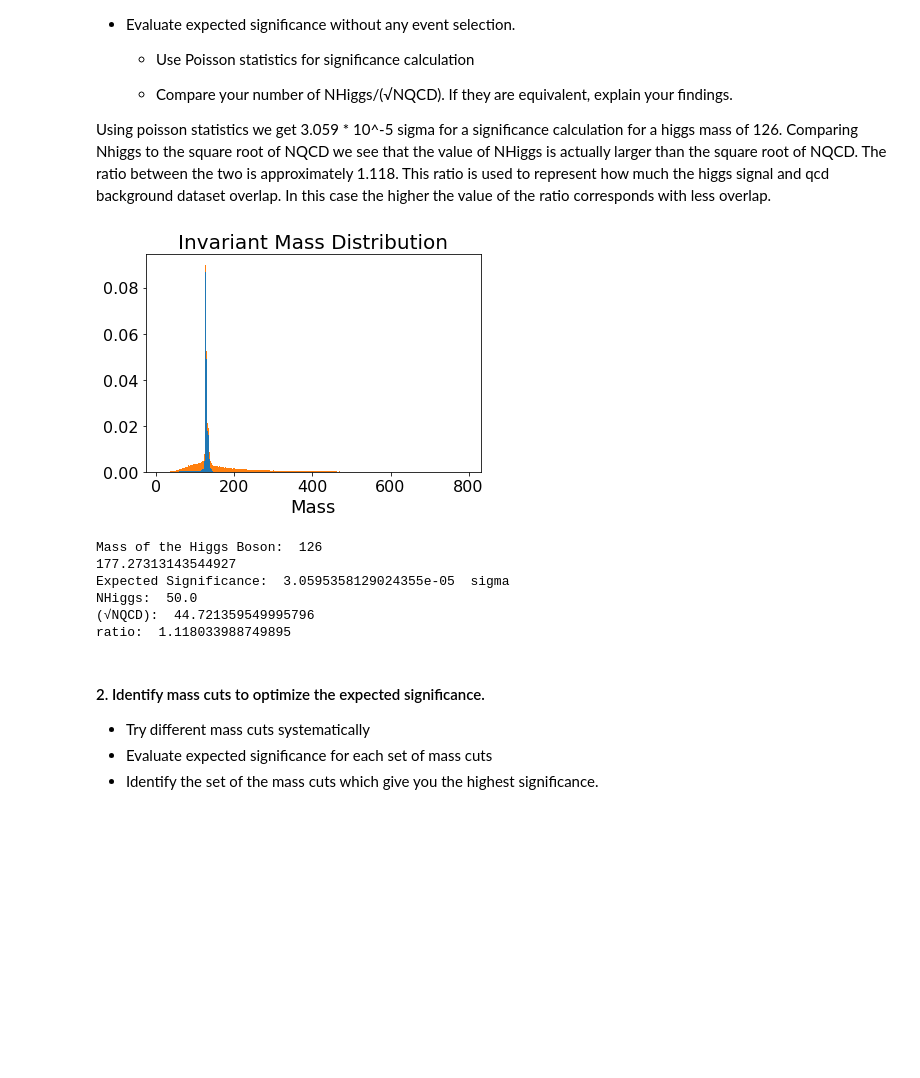
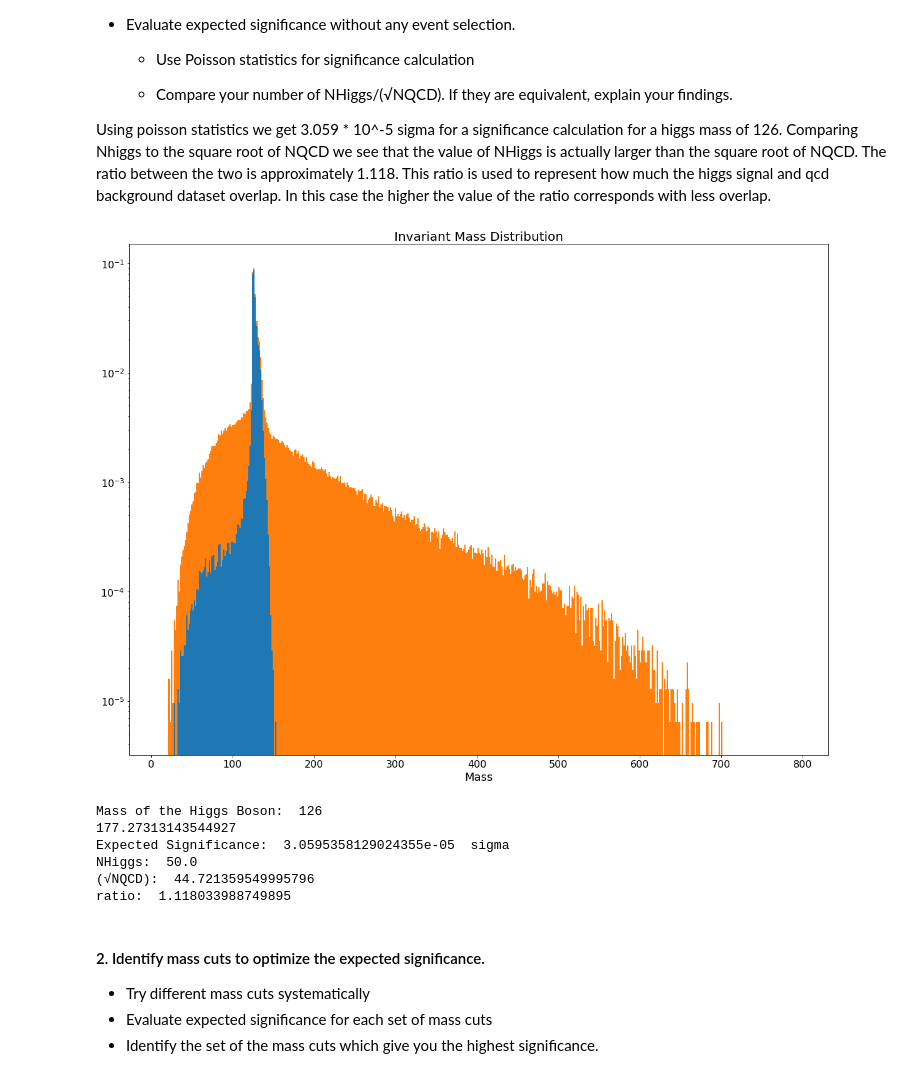
Before and after one commit to IgorBanin/Phys434, a Jupyter notebook: lab7.ipynb, the cells around one changed output. Saved outputs shown, nothing was run; the diff lists cells and outputs as text; code cells hidden in the pictures; blank space fills up the shorter version.

```diff
--- a/lab7.ipynb
+++ b/lab7.ipynb
@@ -42,28 +42,29 @@ Using poisson statistics we get 3.059 * 10^-5 sigma for a significance calculati
 # %%
 bins = 500
 
 plt.figure()
 plt.hist([higgs['mass'][:], qcd['mass'][:]], bins, stacked = True, density = True)
 plt.tick_params(labelsize = 16)
 plt.xlabel('Mass', fontsize=18)
+plt.yscale("log")
 plt.title('Invariant Mass Distribution', fontsize=20)
 plt.show()
 
 higgs_mass = 126 #Approximation based on histogram
 print("Mass of the Higgs Boson: ", higgs_mass)
 mu = statistics.mean(qcd['mass'][:])
 print(mu)
 
 value = stats.poisson.cdf(higgs_mass, mu)
 print("Expected Significance: ", value, " sigma")
 
 nhiggs = (sum(higgs['mass'][:]) / sum(higgs['mass'][:]))*50
 nqcd_sqrt = ((sum(qcd['mass'][:])/sum(qcd['mass'][:]))*2000)**(0.5)
 print("NHiggs: ", nhiggs)
 print("(√NQCD): ", nqcd_sqrt)
 print("ratio: ", nhiggs/nqcd_sqrt)
 # %% [output]
-[figure, old version]
+[figure, new version]
 Mass of the Higgs Boson:  126
 177.27313143544927
 Expected Significance:  3.0595358129024355e-05  sigma
```
Also changed, not shown: parts of 74 cells of this notebook.
